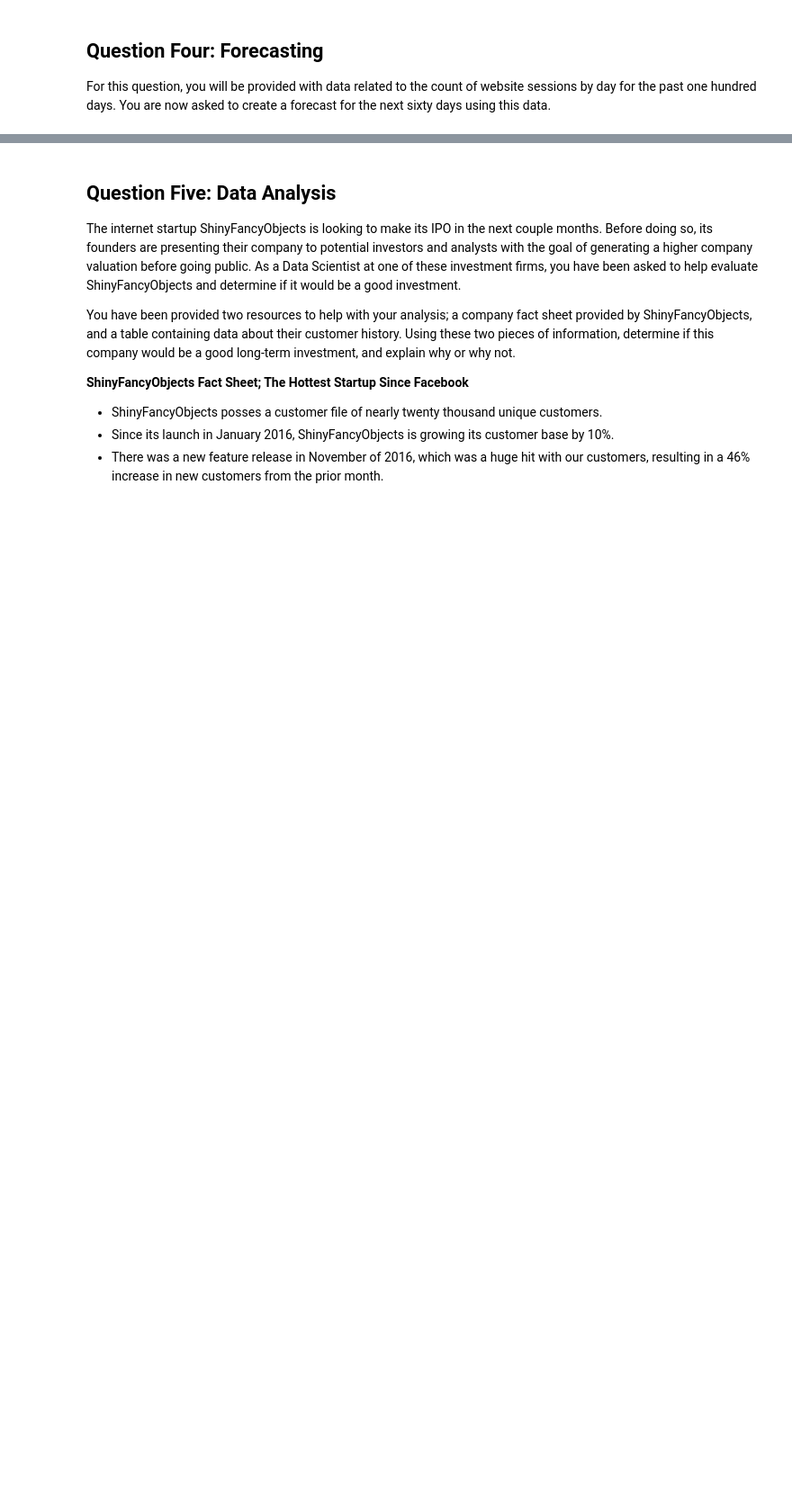
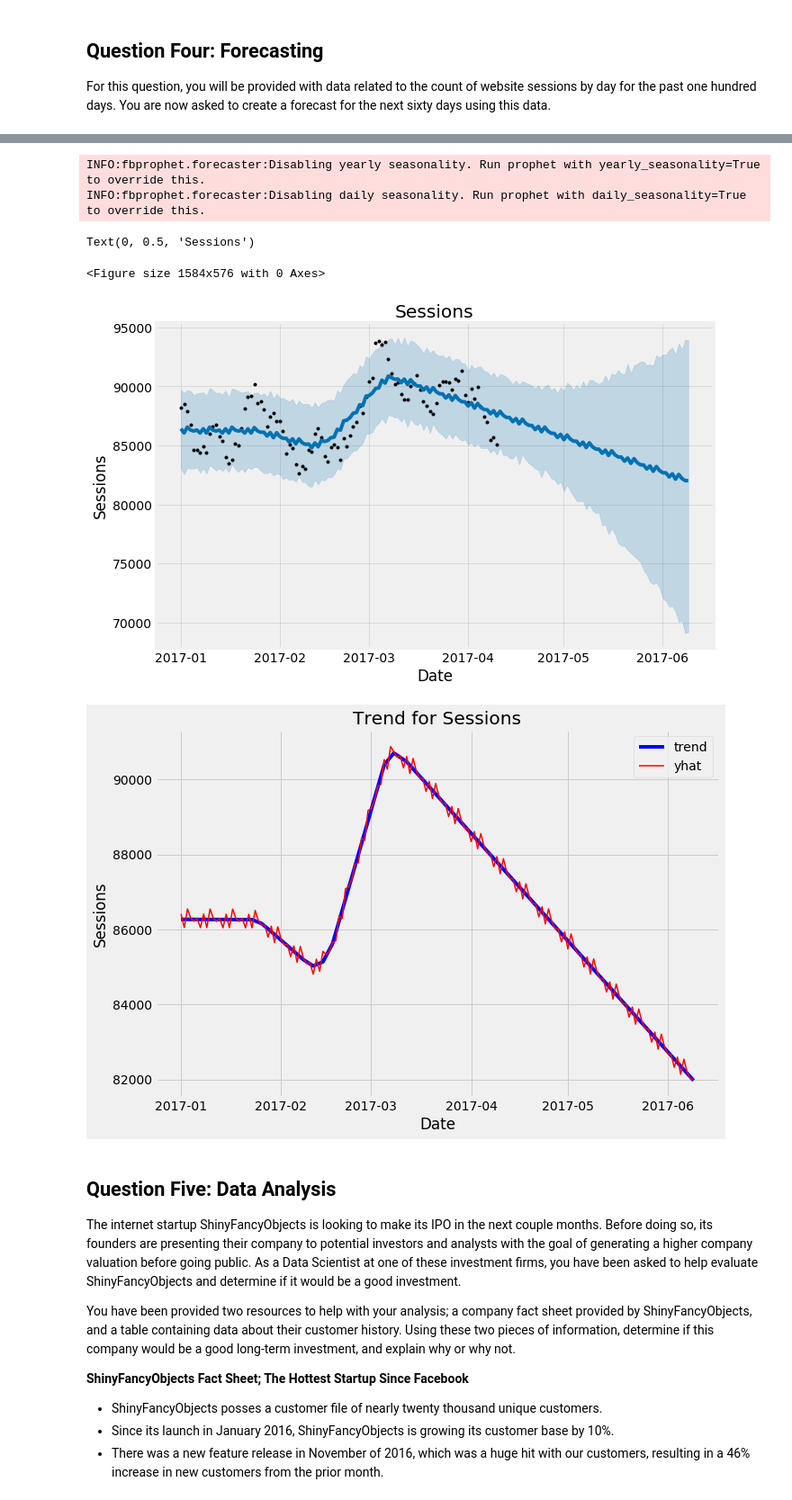
Before and after one commit to nastyh/FTL, a Jupyter notebook: fl_candidate_test_python.ipynb, the cells around one changed output, grey strips where cells are left out. Shown at 90% size. Drawn from its saved outputs; the diff is of its cells as text; code cells hidden in the pictures; blank space fills up the shorter version.

```diff
--- a/fl_candidate_test_python.ipynb
+++ b/fl_candidate_test_python.ipynb
@@ -305,3 +434,30 @@ sessionsDf = pd.DataFrame(data = sessionData)
+# %%
+#With a different seasonality. I like this one better, but without more context, it's hard to judge
+ser_model = Prophet(interval_width=0.95)
+ser_model.fit(session_pr)
+
+ser_fct = ser_model.make_future_dataframe(periods=60,freq='d')
+ser_fct = ser_model.predict(ser_fct)
+
+plt.figure(figsize=(22, 8))
+plt.style.use('fivethirtyeight')
+ser_model.plot(ser_fct,xlabel='Date', ylabel='Sessions')
+plt.title('Sessions')
+
+plt.figure(figsize=(10, 7))
+plt.plot(ser_fct['ds'], ser_fct['trend'], 'b-')
+plt.plot(ser_fct['ds'], ser_fct['yhat'], 'r-', linewidth = 1.5)
+plt.title('Trend for Sessions')
+plt.xlabel('Date')
+plt.legend()
+plt.ylabel('Sessions')
+# %% [output]
+INFO:fbprophet.forecaster:Disabling yearly seasonality. Run prophet with yearly_seasonality=True to override this.
+INFO:fbprophet.forecaster:Disabling daily seasonality. Run prophet with daily_seasonality=True to override this.
+Text(0, 0.5, 'Sessions')
+<Figure size 1584x576 with 0 Axes>
+[figure, added]
+[figure, added]
 # %% [markdown]
 ## Question Five: Data Analysis
 
```
Also changed, not shown: parts of 12 cells of this notebook.
